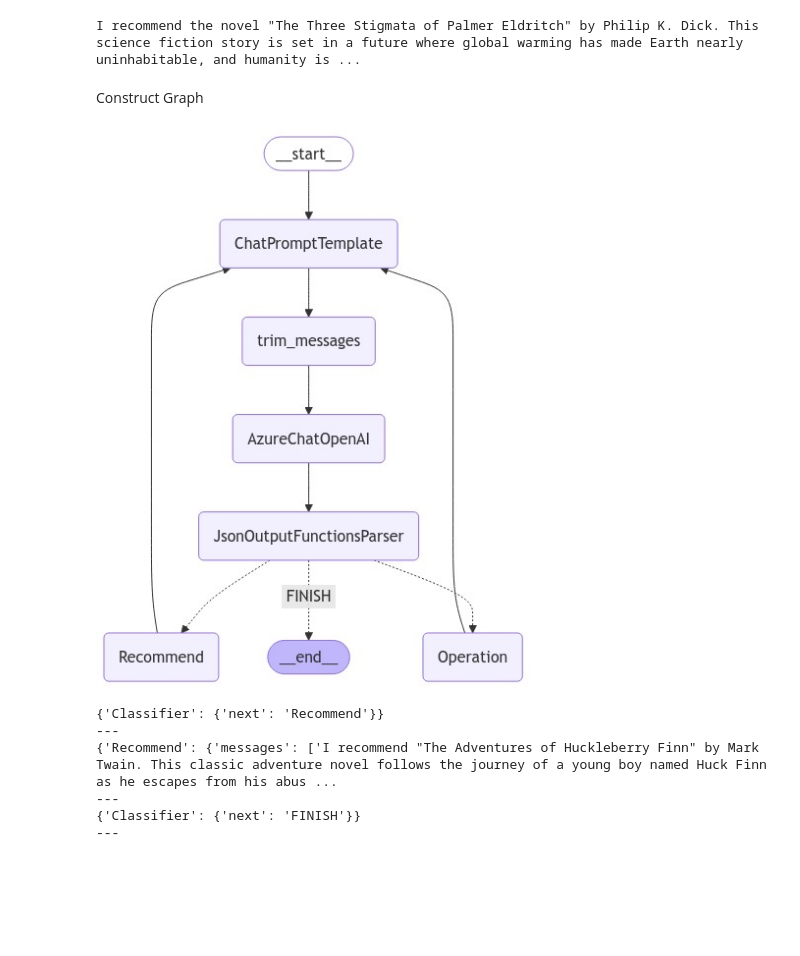
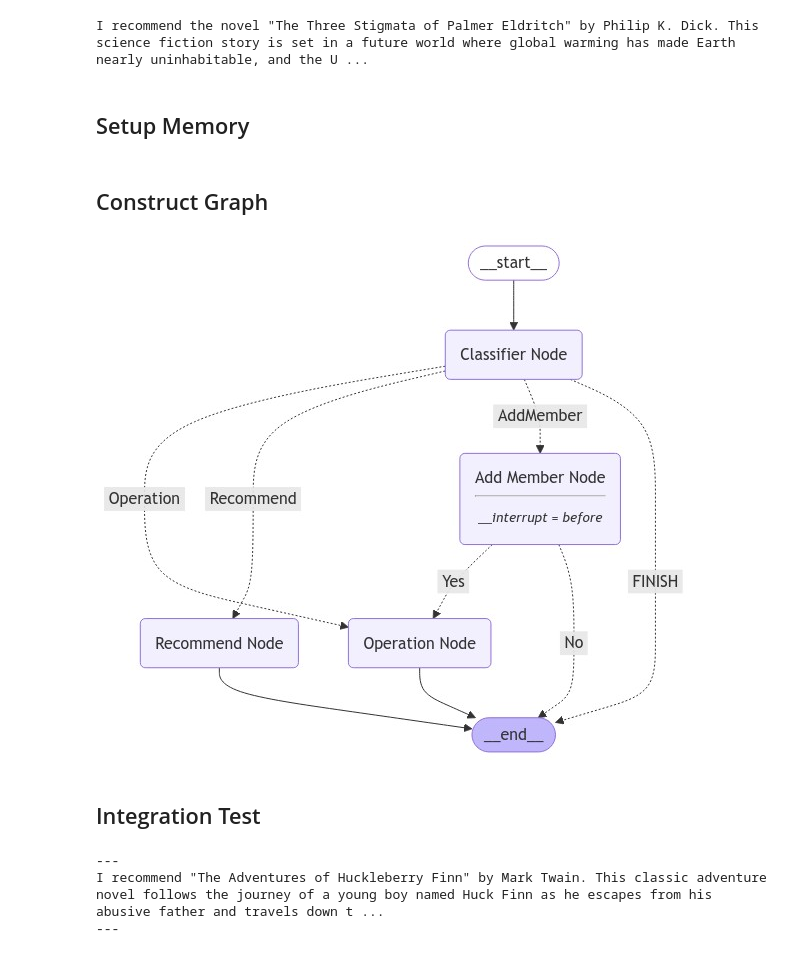
Before and after one commit to Tungway1990/multi-agent-example, a Jupyter notebook: multi-agent librarian.ipynb, the cells around one changed output. Cells and saved outputs as stored; diff of their text form; code cells hidden in the pictures; blank space fills up the shorter version.

```diff
--- a/multi-agent librarian.ipynb
+++ b/multi-agent librarian.ipynb
@@ -46,7 +54,7 @@ def create_classifier(llm: AzureChatOpenAI, system_prompt, members) -> str:
     options = ["FINISH"] + members
     function_def = {
         "name": "route",
-        "description": "Select the next role.",
+        "description": "Select the next role. And get the name of the person",
         "parameters": {
             "title": "routeSchema",
             "type": "object",
@@ -57,8 +65,13 @@ def create_classifier(llm: AzureChatOpenAI, system_prompt, members) -> str:
                         {"enum": options},
                     ],
                 },
+            "person": {
+                    'type': 'string',
+                    'description': 'Name of the person'
+                }
             },
-            "required": ["next"],
+
+            "required": ["next", "person"],
         },
     }
     prompt = ChatPromptTemplate.from_messages(
@@ -344,35 +430,48 @@ def recommend_node(state):
     response = qa.invoke(question)
     return {"messages": [response["result"]]}
 # %%
-"""Test RAG Agent"""
+"Test RAG Agent"
 
 query = "Just recommend me a novel."
 results = qa.invoke({"query": query})
 print(results["result"])
 # %% [output]
-I recommend the novel "The Three Stigmata of Palmer Eldritch" by Philip K. Dick. This science fiction story is set in a future where global warming has made Earth nearly uninhabitable, and humanity is ...
+I recommend the novel "The Three Stigmata of Palmer Eldritch" by Philip K. Dick. This science fiction story is set in a future world where global warming has made Earth nearly uninhabitable, and the U ...
+# %% [markdown]
+## Setup Memory
+# %%
+from langgraph.checkpoint.memory import MemorySaver
+
+memory = MemorySaver()
 # %% [markdown]
-Construct Graph
+## Construct Graph
 # %%
 operation_graph = StateGraph(WorkerState)
-operation_graph.add_node("Recommend", recommend_node)
-operation_graph.add_node("Operation", operation_node)
-operation_graph.add_node("Classifier", classifier_agent)
+operation_graph.add_node("Recommend Node", recommend_node)
+operation_graph.add_node("Operation Node", operation_node)
+operation_graph.add_node("Classifier Node", classifier_agent)
+operation_graph.add_node("Add Member Node", add_member_agent)
 
-operation_graph.add_edge("Recommend", "Classifier")
-operation_graph.add_edge("Operation", "Classifier")
+operation_graph.add_edge(START, "Classifier Node")
+
+operation_graph.add_edge("Operation Node", END)
+operation_graph.add_edge("Recommend Node", END)
 
 operation_graph.add_conditional_edges(
-    "Classifier",
+    "Add Member Node",
     lambda x: x["next"],
-    {"Recommend": "Recommend", "Operation": "Operation", "FINISH": END},
-)
+    {"Yes": "Operation Node","No": END})
 
-operation_graph.add_edge(START, "Classifier")
-chain = operation_graph.compile()
+operation_graph.add_conditional_edges(
+    "Classifier Node",
+    route_tools,
+    {"Operation": "Operation Node","Recommend": "Recommend Node", "AddMember": "Add Member Node", "FINISH": END})
+
+
+app = operation_graph.compile(checkpointer = memory, interrupt_before=["Add Member Node"])
 # %%
 from IPython.display import Image, display
 
-display(Image(chain.get_graph(xray=True).draw_mermaid_png()))
+display(Image(app.get_graph(xray=False).draw_mermaid_png()))
 # %% [output]
-[figure, old version]
+[figure, new version]
@@ -387,0 +478,2 @@ final_chain = enter_chain | chain
+# %% [markdown]
+## Integration Test
@@ -388,16 +494,16 @@ final_chain = enter_chain | chain
 # %%
-for s in final_chain.stream(
-    "I would like to read an Adventure novel. Can you recommend a book to me?",
-    {"recursion_limit": 5}
+"Recommend Test"
+
+config = {"configurable": {"thread_id": "1", "recursion_limit": 5}}
+
+for s in app.stream({"messages": [HumanMessage(content = "I would like to read an Adventure novel. Can you recommend a book to me?")],},
+    config
 ):
     if "__end__" not in s:
-        print(s)
+        ParseMessage(s)
         print("---")
 # %% [output]
-{'Classifier': {'next': 'Recommend'}}
 ---
-{'Recommend': {'messages': ['I recommend "The Adventures of Huckleberry Finn" by Mark Twain. This classic adventure novel follows the journey of a young boy named Huck Finn as he escapes from his abus ...
+I recommend "The Adventures of Huckleberry Finn" by Mark Twain. This classic adventure novel follows the journey of a young boy named Huck Finn as he escapes from his abusive father and travels down t ...
 ---
-{'Classifier': {'next': 'FINISH'}}
----
 # %%
```
Also changed, not shown: parts of 25 cells of this notebook.
